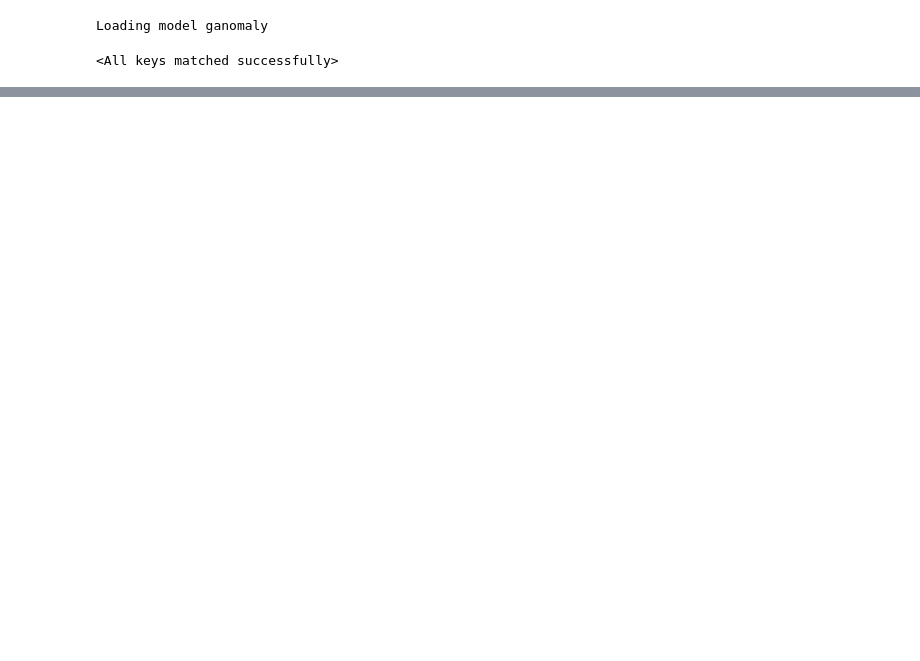
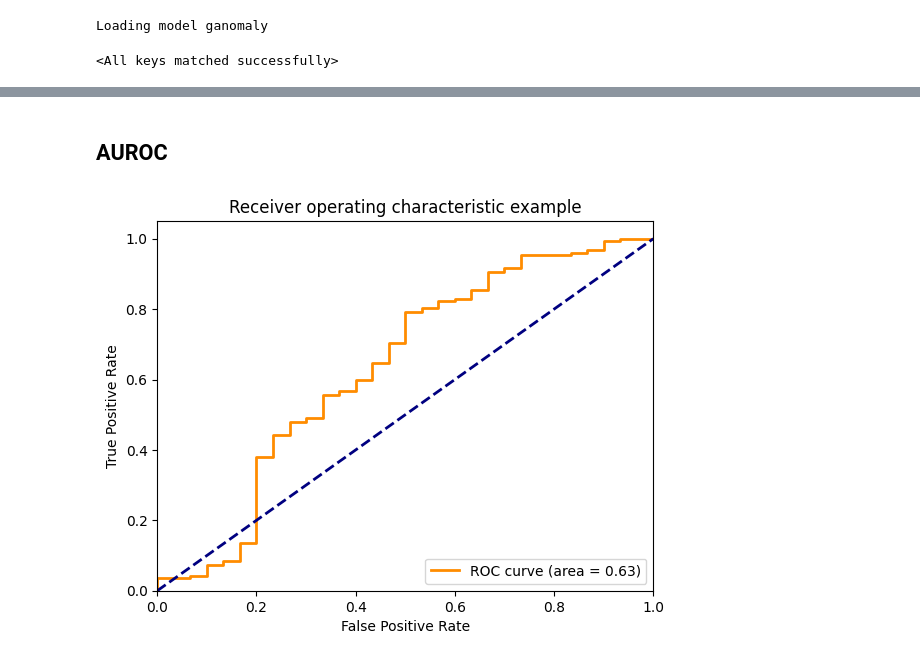
Before and after one commit to MarcelRosier/mad_seminar, a Jupyter notebook: run_eval.ipynb, the cells around one changed output, grey strips where cells are left out. Saved outputs shown, nothing was run; the diff lists cells and outputs as text; code cells hidden in the pictures; blank space fills up the shorter version.

```diff
--- a/run_eval.ipynb
+++ b/run_eval.ipynb
@@ -98,0 +113,7 @@ evaluator.histplot(eval_type=EvalType.ABNORMAL)
+# %% [markdown]
+## AUROC
+# %%
+# evaluator.roc_auc_score()
+evaluator.plot_auroc()
+# %% [output]
+[figure, added]
```
Also changed, not shown: parts of 13 cells of this notebook, 8 other files.
